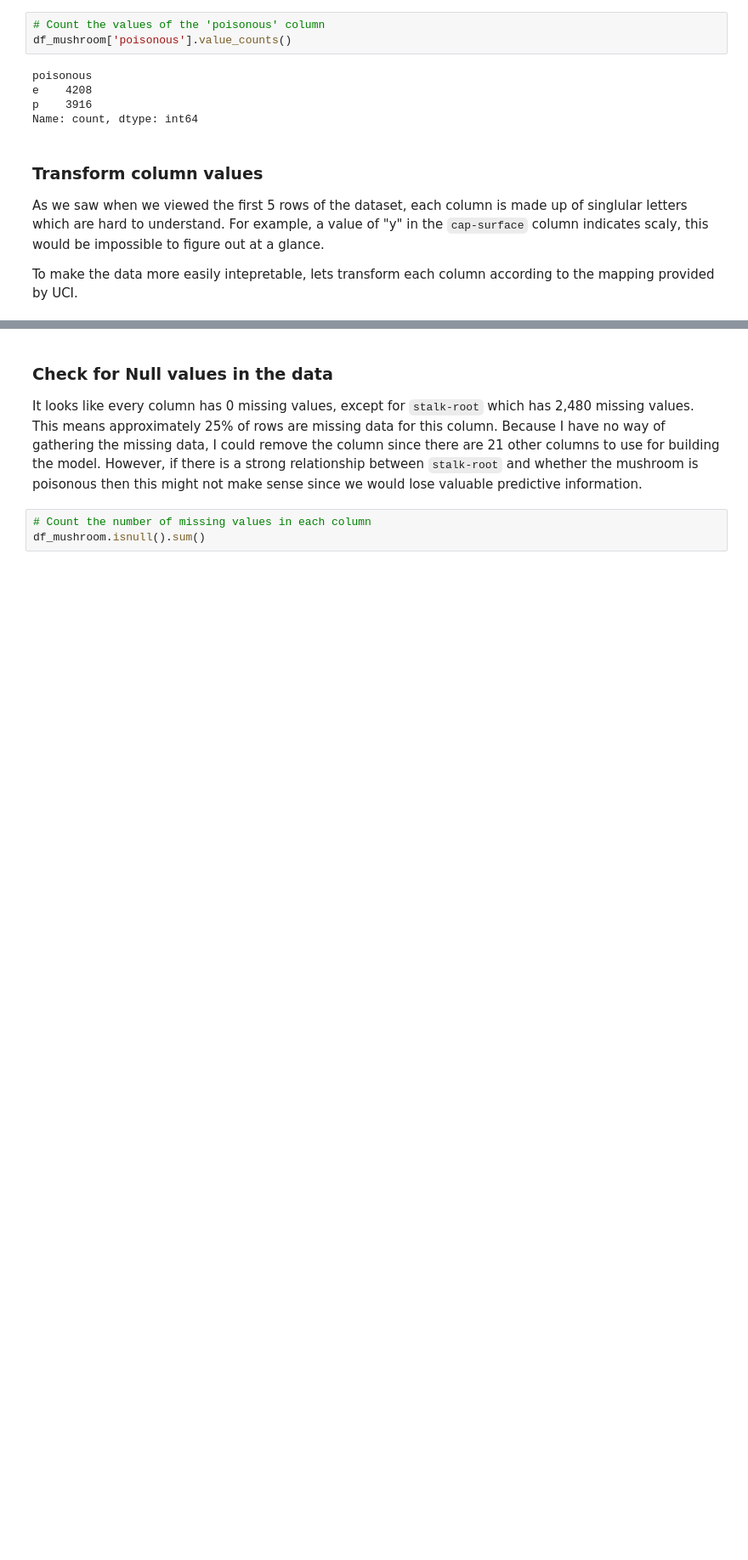
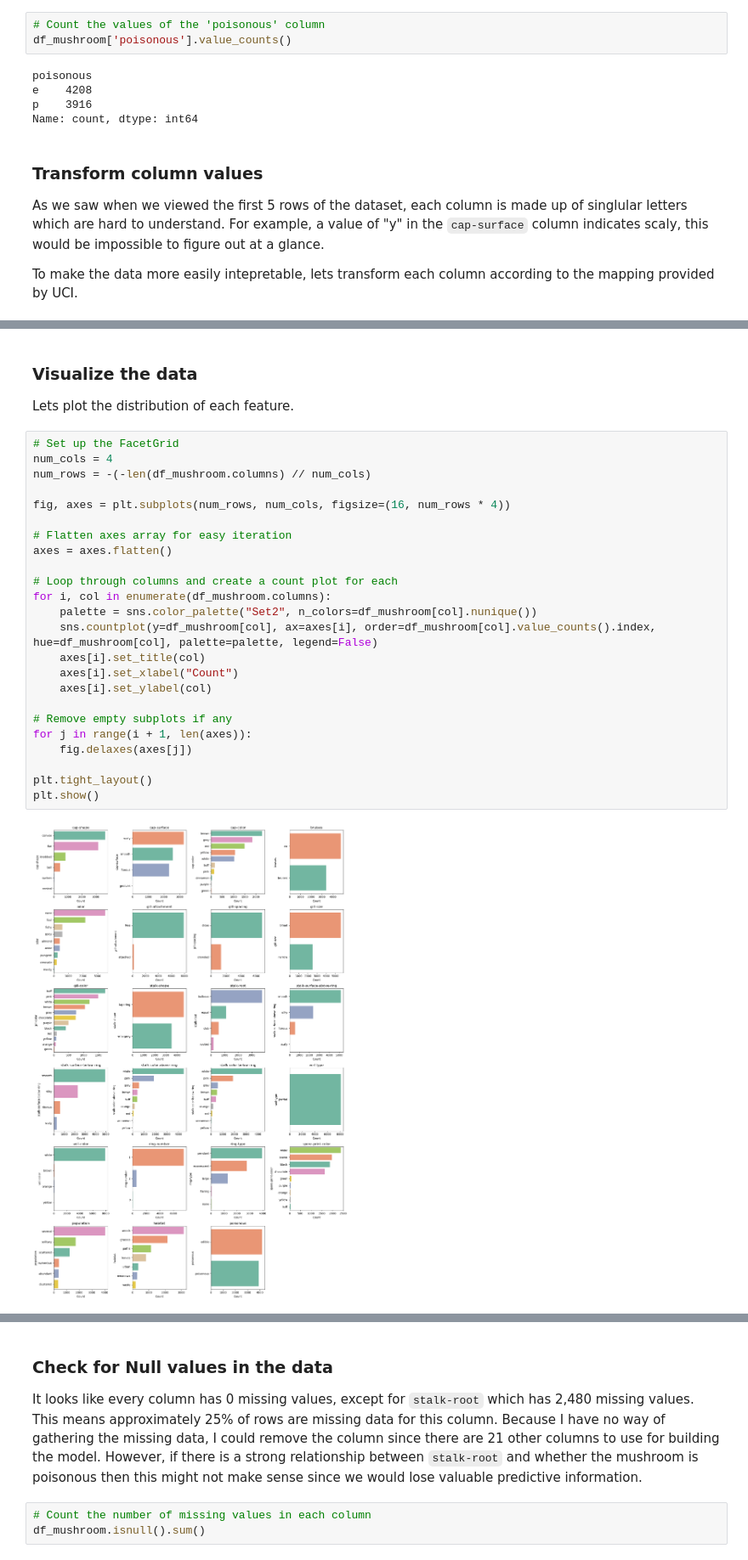
Before and after one commit to AlexVazquez19/mushroom-project, a Jupyter notebook: mushroom.ipynb, the cells around one changed output, grey strips where cells are left out. Shown: that part at 85% size. Drawn from its saved outputs; the diff is of its cells as text; blank space fills up the shorter version.

Commit message:
Add plots in EDA

```diff
--- a/mushroom.ipynb
+++ b/mushroom.ipynb
@@ -177,0 +188,30 @@ This looks much better! Now we can actually understand what each observation mea
+# %% [markdown]
+### Visualize the data
+
+Lets plot the distribution of each feature.
+# %%
+# Set up the FacetGrid
+num_cols = 4
+num_rows = -(-len(df_mushroom.columns) // num_cols)
+
+fig, axes = plt.subplots(num_rows, num_cols, figsize=(16, num_rows * 4))
+
+# Flatten axes array for easy iteration
+axes = axes.flatten()
+
+# Loop through columns and create a count plot for each
+for i, col in enumerate(df_mushroom.columns):
+    palette = sns.color_palette("Set2", n_colors=df_mushroom[col].nunique())
+    sns.countplot(y=df_mushroom[col], ax=axes[i], order=df_mushroom[col].value_counts().index, hue=df_mushroom[col], palette=palette, legend=False)
+    axes[i].set_title(col)
+    axes[i].set_xlabel("Count")
+    axes[i].set_ylabel(col)
+
+# Remove empty subplots if any
+for j in range(i + 1, len(axes)):
+    fig.delaxes(axes[j])
+
+plt.tight_layout()
+plt.show()
+# %% [output]
+[figure, added]
```
Also changed, not shown: parts of 12 cells of this notebook.
